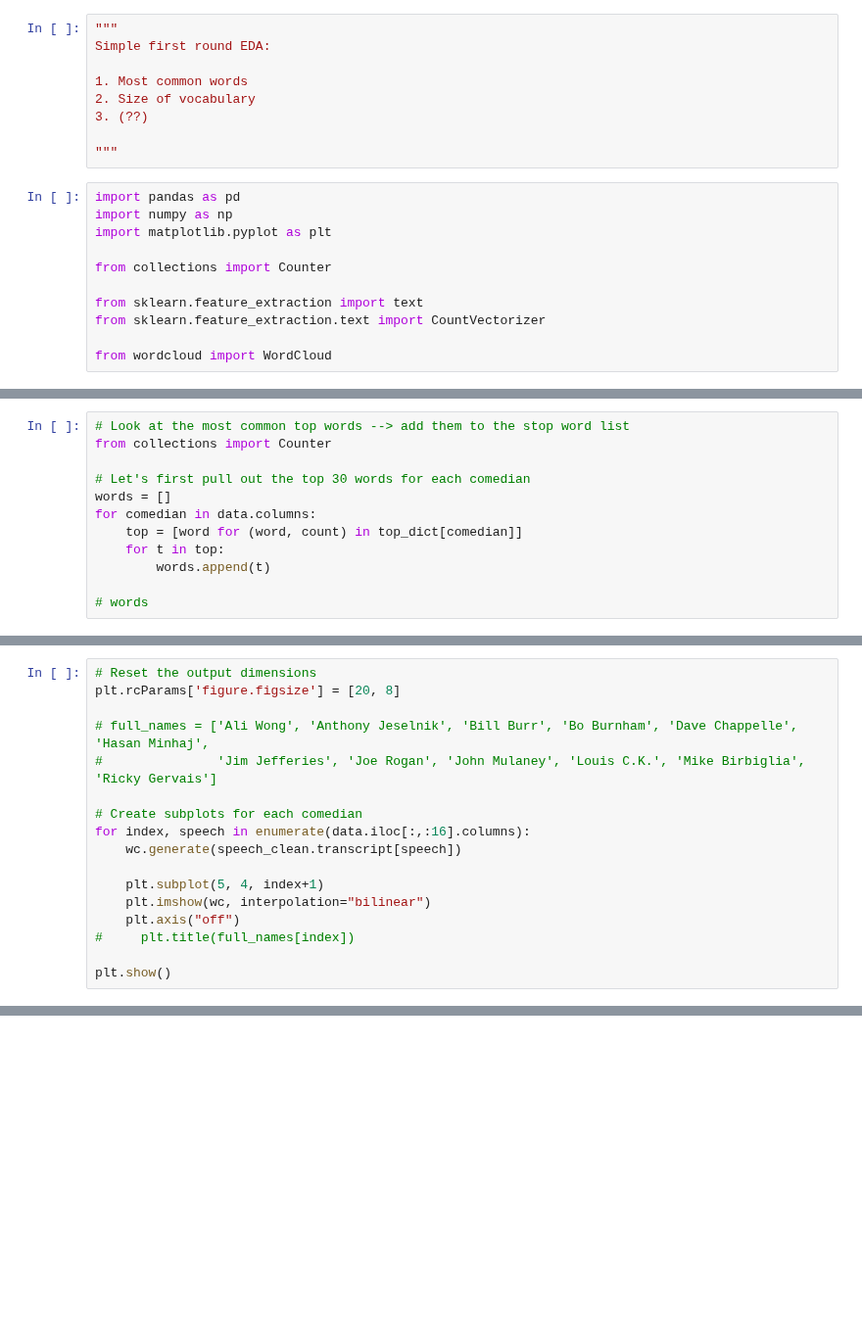
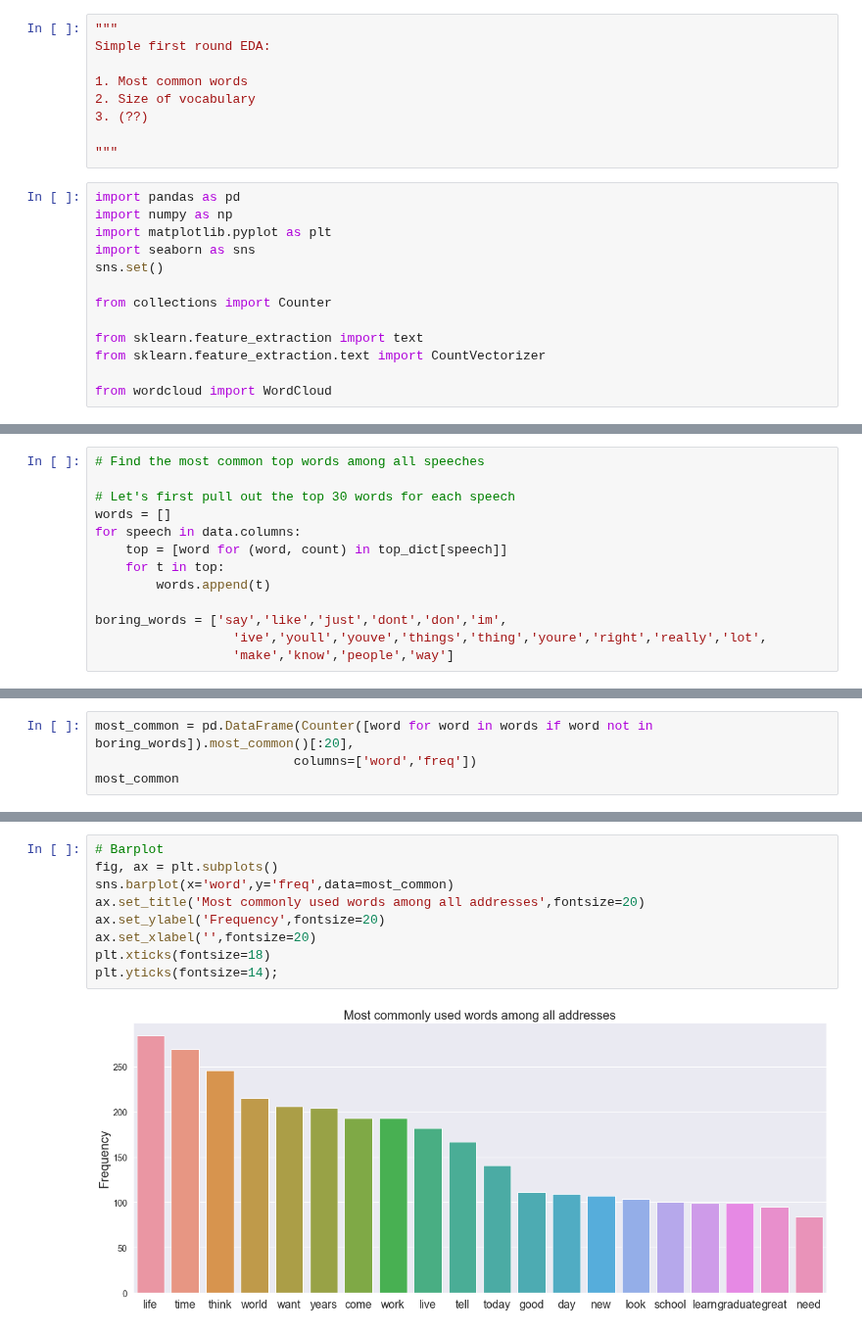
Before and after one commit to katiehuang1221/NLP-Analysis-On-Motivational-Speeches, a Jupyter notebook: notebook/04_EDA.ipynb, the cells around one changed output, grey strips where cells are left out. Shown at 98% size. Drawn from its saved outputs; the diff is of its cells as text; blank space fills up the shorter version.

```diff
--- a/notebook/04_EDA.ipynb
+++ b/notebook/04_EDA.ipynb
@@ -11,6 +11,8 @@ Simple first round EDA:
 import pandas as pd
 import numpy as np
 import matplotlib.pyplot as plt
+import seaborn as sns
+sns.set()
 
 from collections import Counter
 
@@ -63,12 +49,13 @@ top_dict
 # %%
-# Look at the most common top words --> add them to the stop word list
-from collections import Counter
+# Find the most common top words among all speeches
 
-# Let's first pull out the top 30 words for each comedian
+# Let's first pull out the top 30 words for each speech
 words = []
-for comedian in data.columns:
-    top = [word for (word, count) in top_dict[comedian]]
+for speech in data.columns:
+    top = [word for (word, count) in top_dict[speech]]
     for t in top:
         words.append(t)
 
-# words
+boring_words = ['say','like','just','dont','don','im',
+                  'ive','youll','youve','things','thing','youre','right','really','lot',
+                  'make','know','people','way']
@@ -102,17 +61,0 @@ wc = WordCloud(stopwords=stop_words, background_color="white", colormap="Dark2",
-# %%
-# Reset the output dimensions
-plt.rcParams['figure.figsize'] = [20, 8]
-
-# full_names = ['Ali Wong', 'Anthony Jeselnik', 'Bill Burr', 'Bo Burnham', 'Dave Chappelle', 'Hasan Minhaj',
-#               'Jim Jefferies', 'Joe Rogan', 'John Mulaney', 'Louis C.K.', 'Mike Birbiglia', 'Ricky Gervais']
-
-# Create subplots for each comedian
-for index, speech in enumerate(data.iloc[:,:16].columns):
-    wc.generate(speech_clean.transcript[speech])
-
-    plt.subplot(5, 4, index+1)
-    plt.imshow(wc, interpolation="bilinear")
-    plt.axis("off")
-#     plt.title(full_names[index])
-
-plt.show()
@@ -165,0 +62,4 @@ plt.show()
+# %%
+most_common = pd.DataFrame(Counter([word for word in words if word not in boring_words]).most_common()[:20],
+                          columns=['word','freq'])
+most_common
@@ -165,0 +84,11 @@ plt.show()
+# %%
+# Barplot
+fig, ax = plt.subplots()
+sns.barplot(x='word',y='freq',data=most_common)
+ax.set_title('Most commonly used words among all addresses',fontsize=20)
+ax.set_ylabel('Frequency',fontsize=20)
+ax.set_xlabel('',fontsize=20)
+plt.xticks(fontsize=18)
+plt.yticks(fontsize=14);
+# %% [output]
+[figure, added]
```
Also changed, not shown: parts of 15 cells of this notebook, 1 other file.
